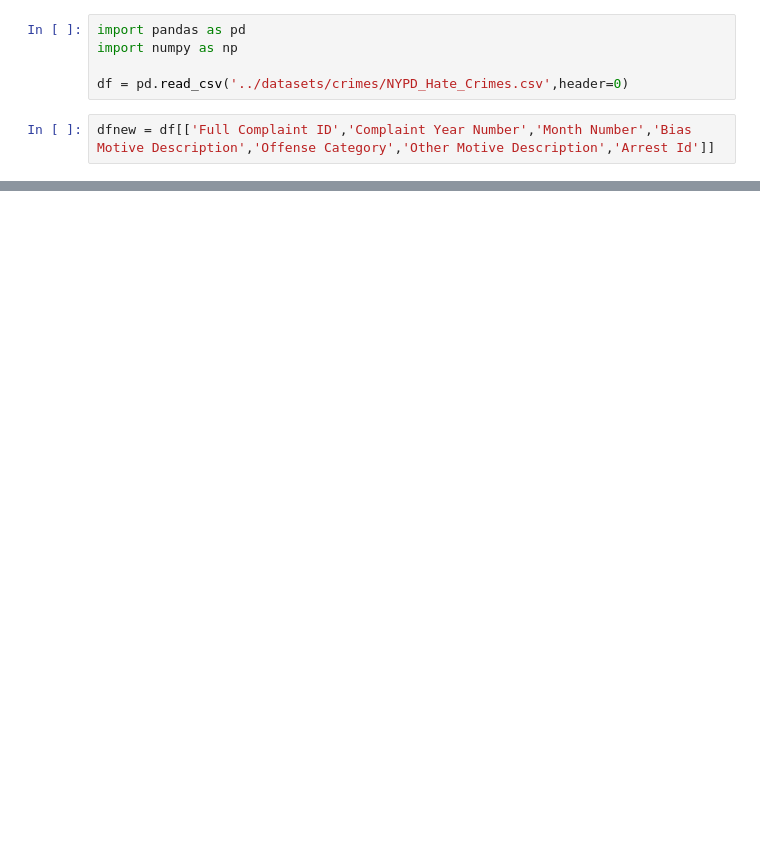
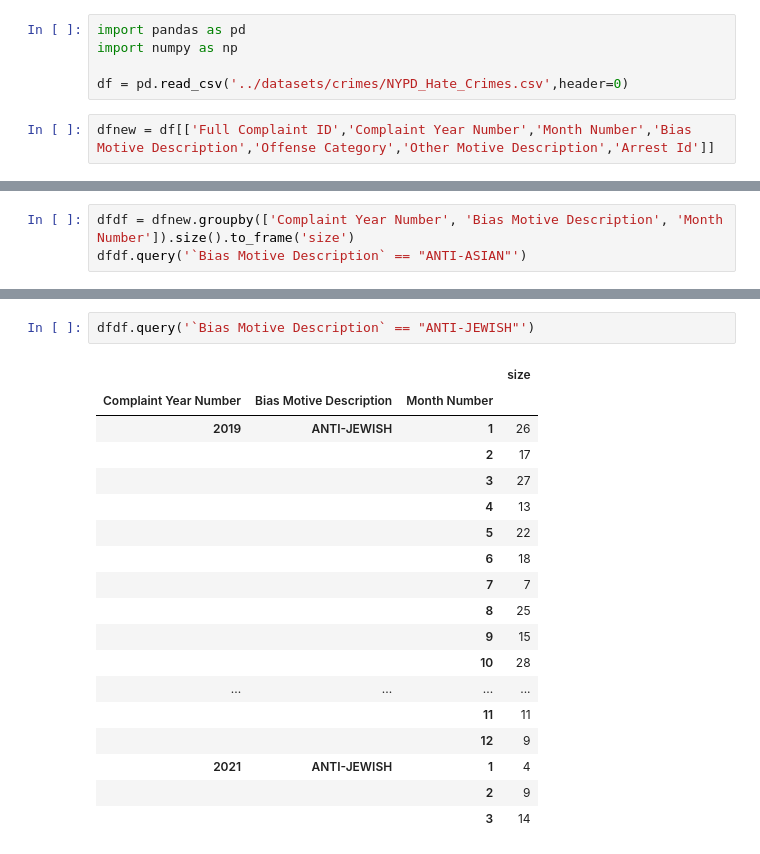
Before and after one commit to jgingh7/NYC-COVID-BigData, a Jupyter notebook: notebooks/Covid_19_Impact_on_Crime.ipynb, the cells around one changed output, grey strips where cells are left out. Saved outputs shown, nothing was run; the diff lists cells and outputs as text; blank space fills up the shorter version.

```diff
--- a/notebooks/Covid_19_Impact_on_Crime.ipynb
+++ b/notebooks/Covid_19_Impact_on_Crime.ipynb
@@ -76,0 +78,3 @@ plt.show()
+# %%
+dfdf = dfnew.groupby(['Complaint Year Number', 'Bias Motive Description', 'Month Number']).size().to_frame('size')
+dfdf.query('`Bias Motive Description` == "ANTI-ASIAN"')
@@ -76,0 +97,21 @@ plt.show()
+# %%
+dfdf.query('`Bias Motive Description` == "ANTI-JEWISH"')
+# %% [output]
+|  |  |  | size |
+| Complaint Year Number | Bias Motive Description | Month Number |  |
+| 2019 | ANTI-JEWISH | 1 | 26 |
+|  |  | 2 | 17 |
+|  |  | 3 | 27 |
+|  |  | 4 | 13 |
+|  |  | 5 | 22 |
+|  |  | 6 | 18 |
+|  |  | 7 | 7 |
+|  |  | 8 | 25 |
+|  |  | 9 | 15 |
+|  |  | 10 | 28 |
+| ... | ... | ... | ... |
+|  |  | 11 | 11 |
+|  |  | 12 | 9 |
+| 2021 | ANTI-JEWISH | 1 | 4 |
+|  |  | 2 | 9 |
+|  |  | 3 | 14 |
```
Also changed, not shown: parts of 11 cells of this notebook.
